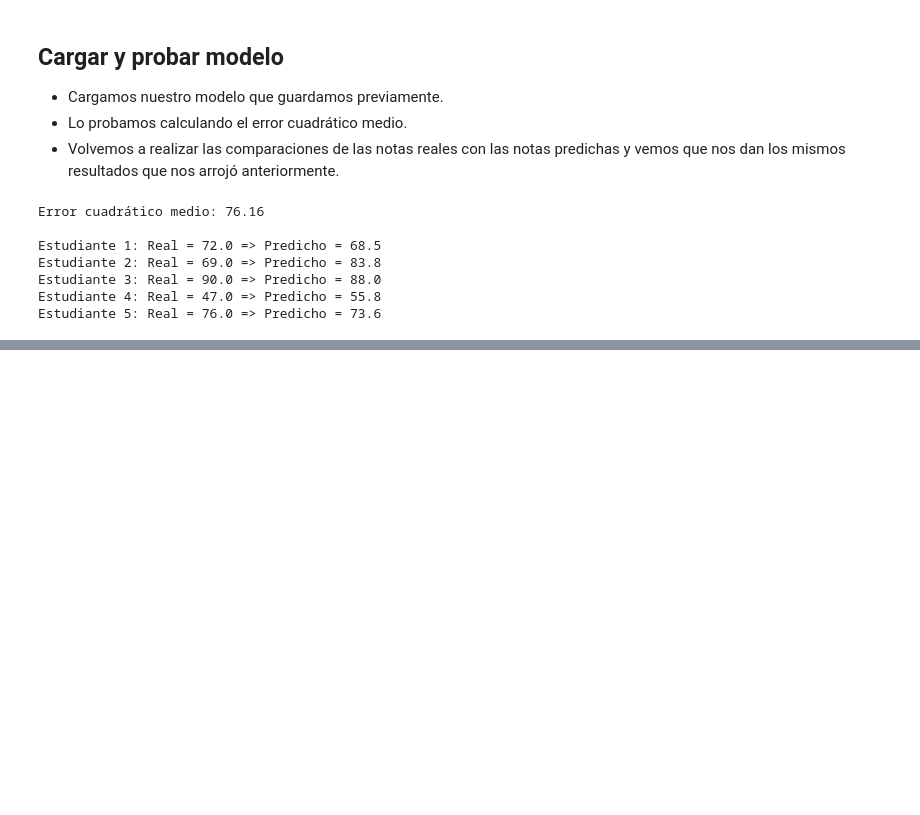
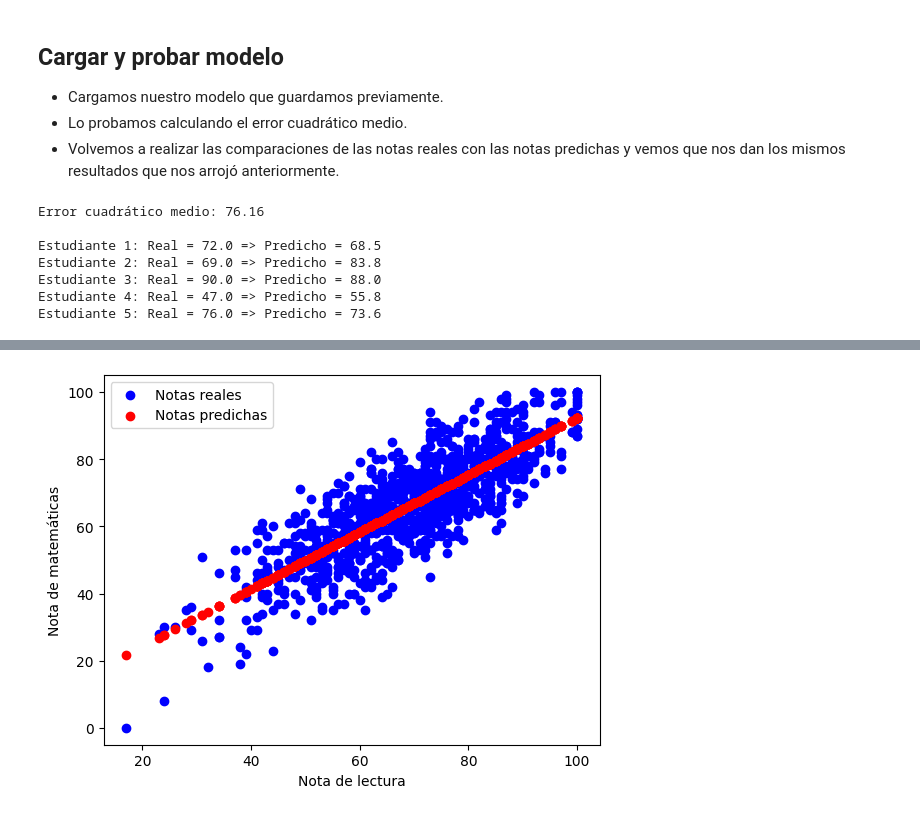
Before and after one commit to GastonFlorenciano/regresion-lineal-Sickit-Learn, a Jupyter notebook: main.ipynb, the cells around one changed output, grey strips where cells are left out. Saved outputs shown, nothing was run; the diff lists cells and outputs as text; code cells hidden in the pictures; blank space fills up the shorter version.

Commit message:
chore: :sparkles: Graficar comparación de notas

```diff
--- a/main.ipynb
+++ b/main.ipynb
@@ -144,0 +149,12 @@ Estudiante 5: Real = 76.0 => Predicho = 73.6
+# %%
+y_pred = modelo.predict(x)
+
+plt.scatter(x, y, color='blue', label='Notas reales')
+plt.scatter(x, y_pred, color='red', label='Notas predichas')
+
+plt.xlabel('Nota de lectura')
+plt.ylabel('Nota de matemáticas')
+plt.legend()
+plt.show()
+# %% [output]
+[figure, added]
```
Also changed, not shown: parts of 1 cell of this notebook.
